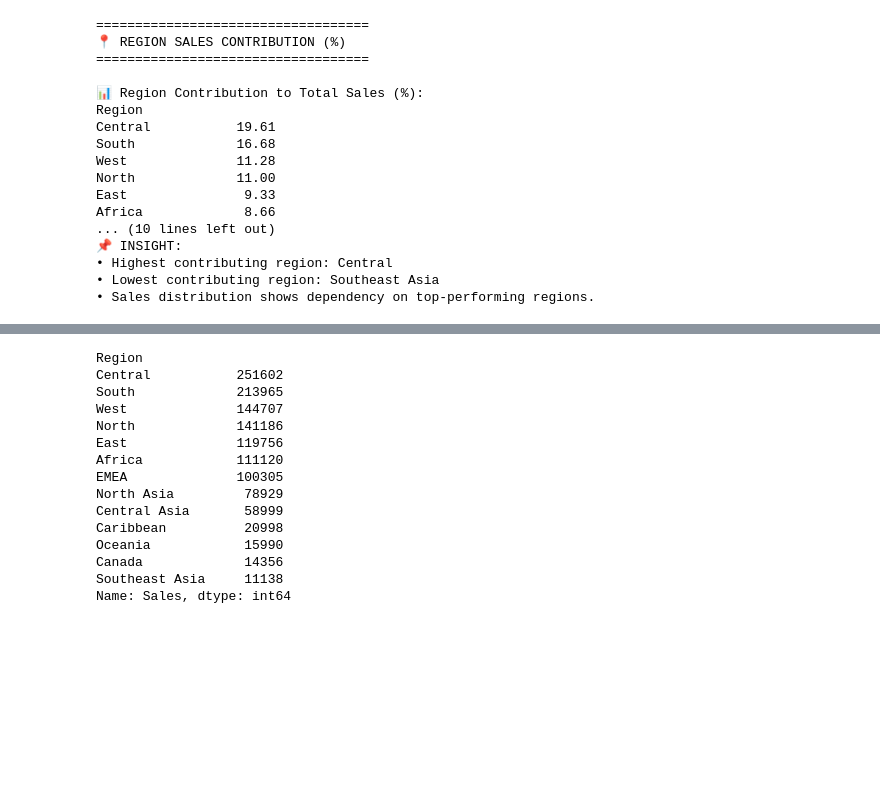
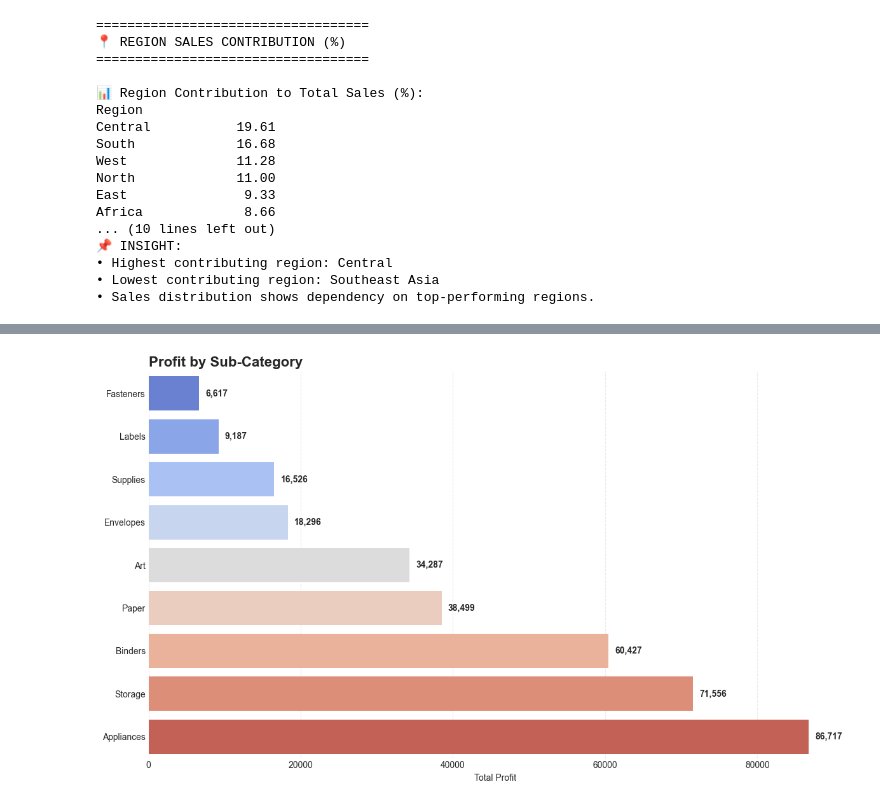
Before and after one commit to vivek31594-collab/sales-performance-dashboard, a Jupyter notebook: 2_notebooks/salesanalysis.ipynb, the cells around one changed output, grey strips where cells are left out. Cells and saved outputs as stored; diff of their text form; code cells hidden in the pictures; blank space fills up the shorter version.

```diff
--- a/2_notebooks/salesanalysis.ipynb
+++ b/2_notebooks/salesanalysis.ipynb
@@ -822,19 +1019,40 @@ Top Region: Central
 # %%
-region_sales = df.groupby("Region")["Sales"].sum().sort_values(ascending=False)
-print(region_sales)
+# ---------------- 27. PROFIT BY SUB-CATEGORY (UPGRADED) ----------------
+
+import matplotlib.pyplot as plt
+import seaborn as sns
+
+# Data
+subcat_profit = df.groupby("Sub.Category")["Profit"].sum().sort_values()
+
+# Style
+plt.style.use('seaborn-v0_8-whitegrid')
+plt.figure(figsize=(12,7))
+
+# Plot
+ax = sns.barplot(
+    x=subcat_profit.values,
+    y=subcat_profit.index,
+    hue=subcat_profit.index,
+    palette="coolwarm",
+    legend=False
+)
+
+# Add value labels
+for i, v in enumerate(subcat_profit.values):
+    ax.text(v + (max(subcat_profit.values)*0.01), i, f"{v:,.0f}",
+            va='center', fontsize=10, fontweight='bold')
+
+# Titles & Labels
+plt.title("Profit by Sub-Category", fontsize=16, fontweight='bold', loc='left')
+plt.xlabel("Total Profit")
+plt.ylabel("")
+
+# Clean look
+sns.despine(left=True, bottom=True)
+plt.grid(axis='x', linestyle='--', alpha=0.4)
+
+plt.tight_layout()
+plt.show()
 # %% [output]
-Region
-Central           251602
-South             213965
-West              144707
-North             141186
-East              119756
-Africa            111120
-EMEA              100305
-North Asia         78929
-Central Asia       58999
-Caribbean          20998
-Oceania            15990
-Canada             14356
-Southeast Asia     11138
-Name: Sales, dtype: int64
+[figure, added]
```
Also changed, not shown: parts of 6 cells of this notebook.
